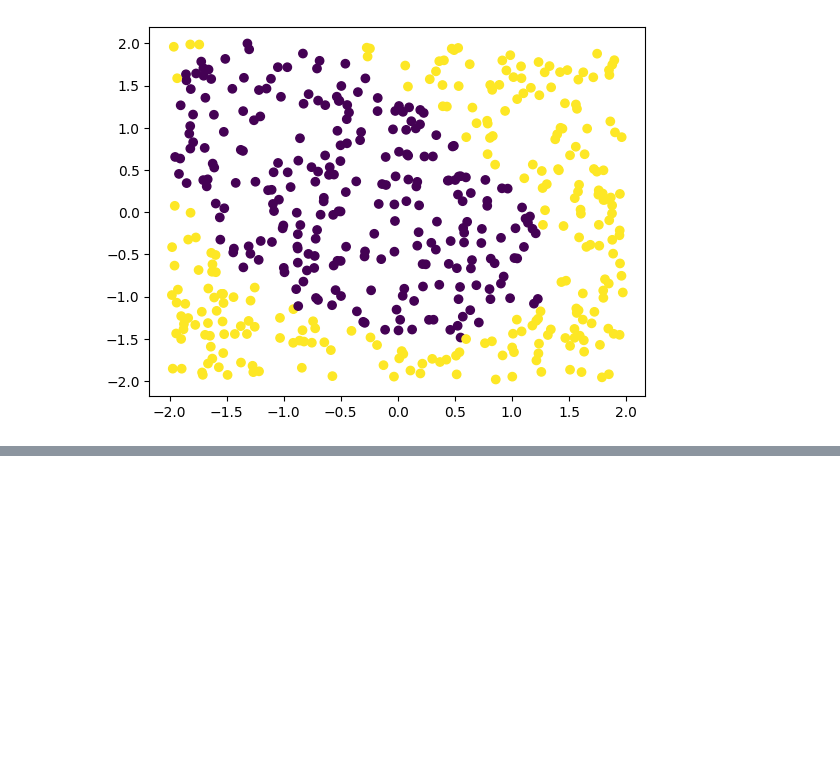
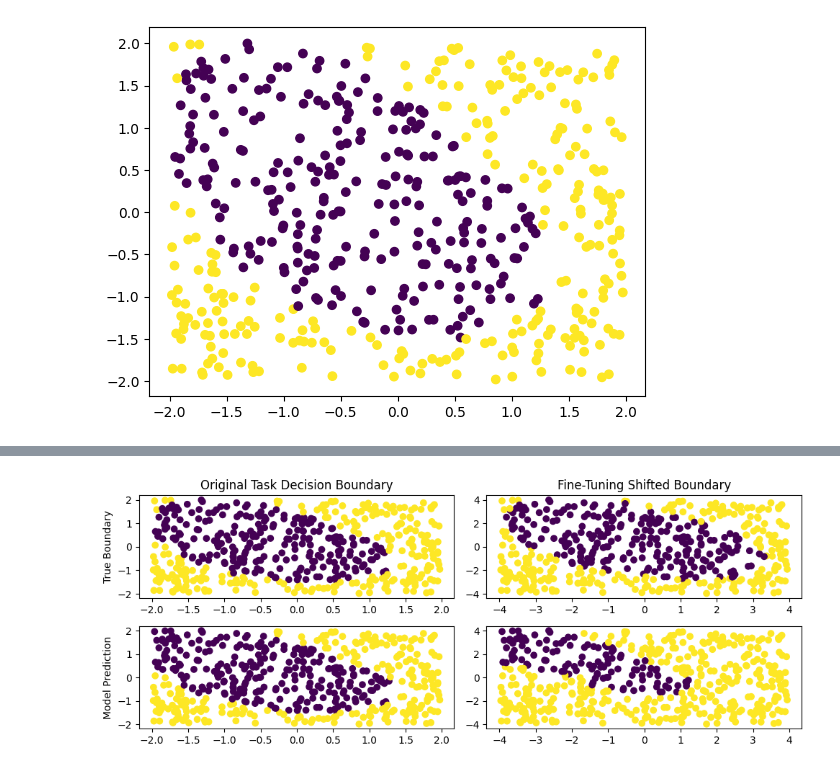
Before and after one commit to brouser2001/mae-5733, a Jupyter notebook: final/final_w_solns.ipynb, the cells around one changed output, grey strips where cells are left out. Cells and saved outputs as stored; diff of their text form; code cells hidden in the pictures; blank space fills up the shorter version.

```diff
--- a/final/final_w_solns.ipynb
+++ b/final/final_w_solns.ipynb
@@ -377,0 +612,30 @@ plt.show()
+# %%
+# create new data:
+np.random.seed(42)
+n_samples=500
+X_fine = np.random.uniform(-4, 4, size=(n_features, n_samples)) #adjusted bounds
+x1_f, x2_f = X_fine[0], X_fine[1]
+y_raw = np.sin(x1_f + 0.4) + (x2_f - 0.5)**2 + x1_f**2 + x1_f * x2_f + 0.6 #added subtle variation here
+y_fine = (y_raw > np.median(y_raw)).astype(int).reshape(1, -1)
+
+# Visualize both boundaries side-by-side with model performance
+out_original=nnet(X)
+out_new=nnet(X_fine)
+fig, axes = plt.subplots(2, 2, figsize=(10, 4))
+for i,row in enumerate(axes):
+    if i==0:
+        row[0].scatter(x1, x2, c=y_classification)
+        row[0].set_title('Original Task Decision Boundary')
+        row[0].set_ylabel('True Boundary')
+        row[1].scatter(x1_f, x2_f, c=y_fine)
+        row[1].set_title('Fine-Tuning Shifted Boundary')
+
+    else:
+        row[0].scatter(x1, x2, c=out_original.round())
+        row[0].set_ylabel('Model Prediction')
+        row[1].scatter(x1_f, x2_f, c=out_new.round())
+
+plt.tight_layout()
+plt.show()
+# %% [output]
+[figure, added]
```
Also changed, not shown: parts of 22 cells of this notebook, 2 other files.
